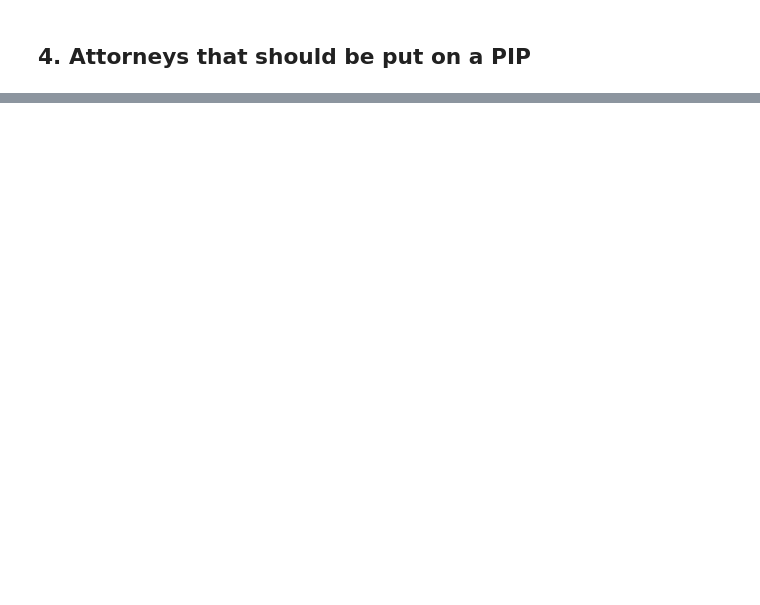
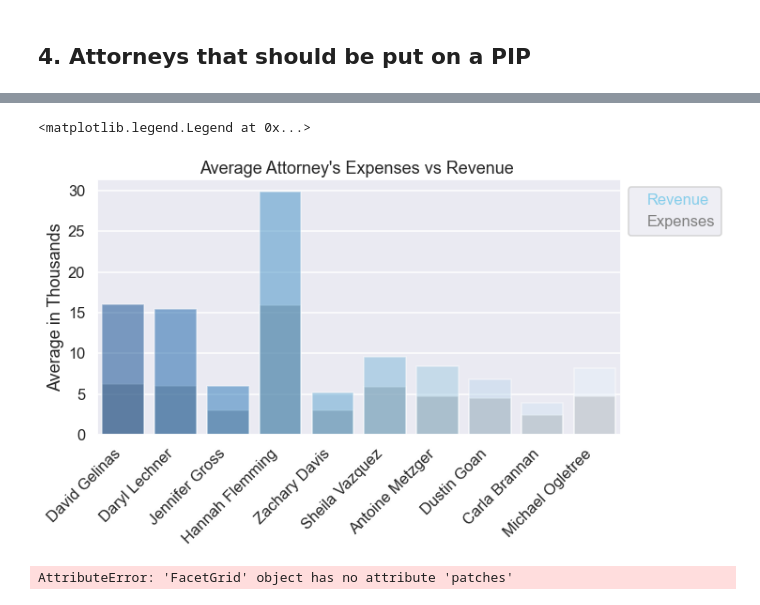
Before and after one commit to carlosiruiz/mnm-data_analyst, a Jupyter notebook: Lawfirm_Analysis.ipynb, the cells around one changed output, grey strips where cells are left out. Saved outputs shown, nothing was run; the diff lists cells and outputs as text; code cells hidden in the pictures; blank space fills up the shorter version.

```diff
--- a/Lawfirm_Analysis.ipynb
+++ b/Lawfirm_Analysis.ipynb
@@ -90,0 +148,4 @@ ax=sns.catplot(x='Office',y='value',hue='year',data=of_rev,dodge = False,kind='b
+# %%
+exp_per=performance[['Handling Attorney Name','revenue','Case Expenses','Expense percent','years working']].groupby('Handling Attorney Name').mean().sort_values('Expense percent', ascending=False).head(10)
+exp_per['revenue']=round(exp_per['revenue']/1000,2)
+exp_per['Case Expenses']=round(exp_per['Case Expenses']/1000,2)
@@ -90,0 +167,12 @@ ax=sns.catplot(x='Office',y='value',hue='year',data=of_rev,dodge = False,kind='b
+# %%
+plt.figure(figsize=(10,5))
+for y,col,c in ["revenue",None,'Grey'],['Case Expenses','Blues_r',None]:
+    sns.barplot(x=exp_per.index,y=exp_per[y],palette=col,color=c,alpha=0.5,saturation=1000,)
+    plt.xticks(rotation = 45, ha = 'right')
+    plt.ylabel('Average in Thousands')
+    plt.title('Average Attorney\'s Expenses vs Revenue ')
+    plt.xlabel('')
+plt.legend(labels=["Revenue","Expenses"], labelcolor=['skyblue','gray'], handlelength=0,loc = 2, bbox_to_anchor = (1,1))
+# %% [output]
+<matplotlib.legend.Legend at 0x...>
+[figure, added]
@@ -90,0 +181,12 @@ ax=sns.catplot(x='Office',y='value',hue='year',data=of_rev,dodge = False,kind='b
+# %%
+# label each bar in barplot
+for p in ax.patches:
+ # get the height of each bar
+ height = p.get_height()
+ # adding text to each bar
+ ax.text(x = p.get_x()+(p.get_width()/2), # x-coordinate position of data label, padded to be in the middle of the bar
+ y = height+100, # y-coordinate position of data label, padded 100 above bar
+ s = '{:.0f}'.format(height), # data label, formatted to ignore decimals
+ ha = 'center') # sets horizontal alignment (ha) to center
+# %% [output]
+AttributeError: 'FacetGrid' object has no attribute 'patches'
```
Also changed, not shown: parts of 19 cells of this notebook, 1 other file.
